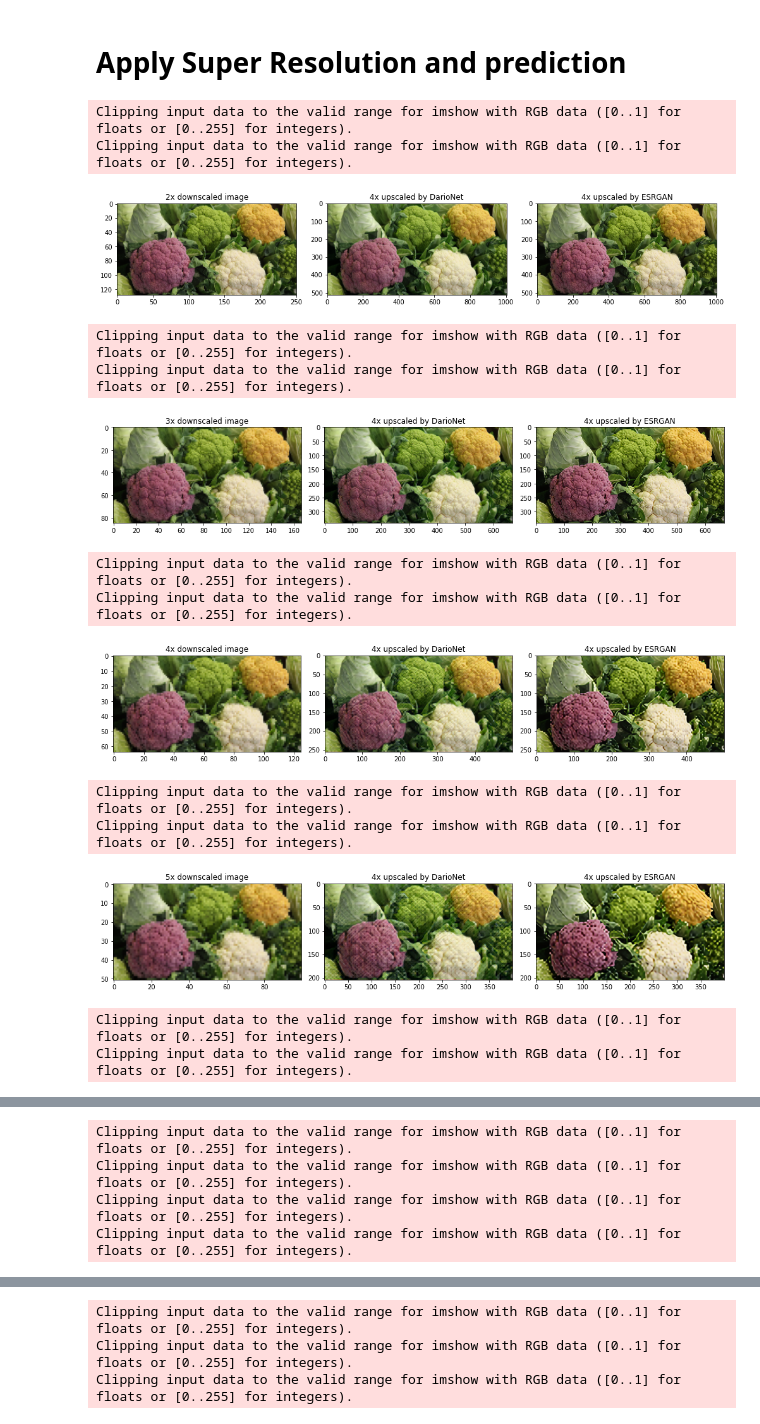
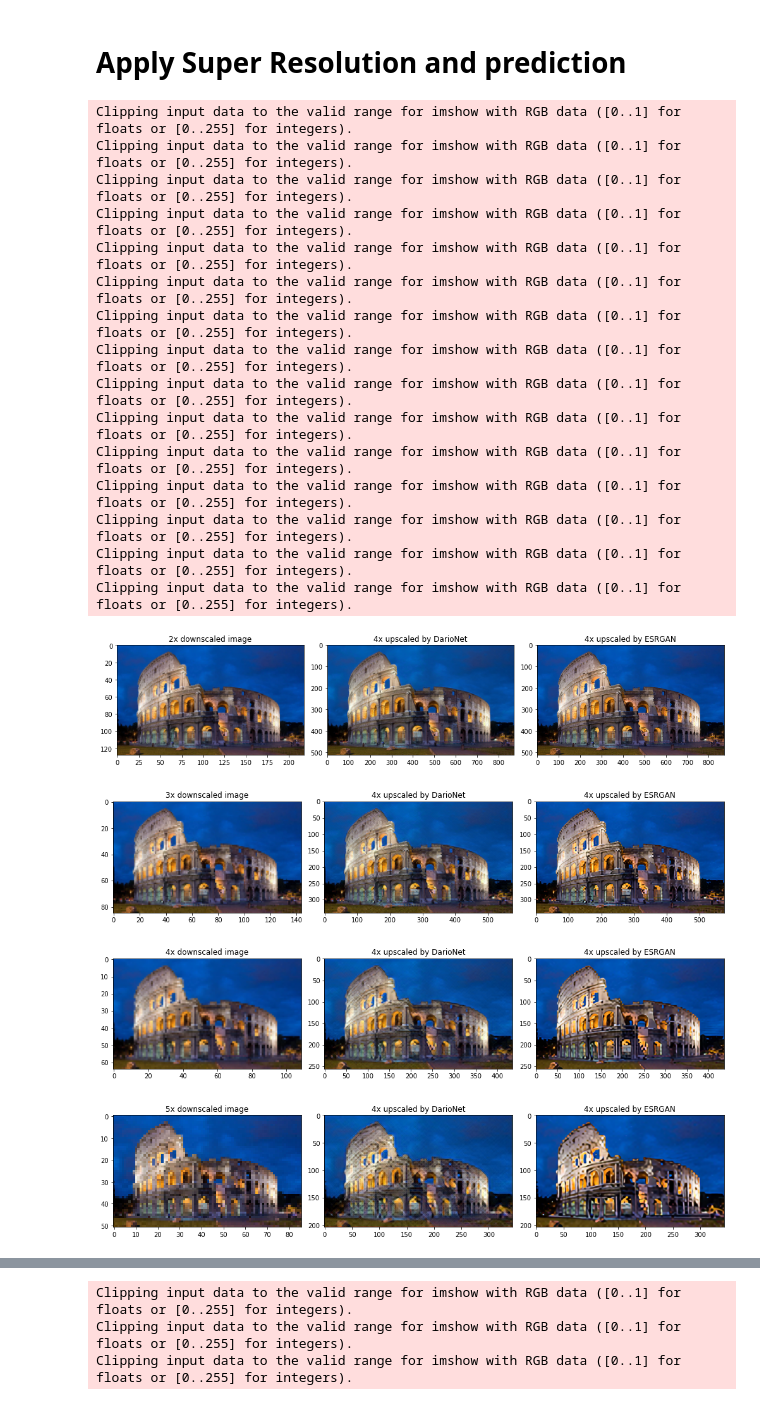
Before and after one commit to DarioRugg/Small-Images-Super-Resolution, a Jupyter notebook: try_darionet.ipynb, the cells around one changed output, grey strips where cells are left out. Saved outputs shown, nothing was run; the diff lists cells and outputs as text; code cells hidden in the pictures.

Commit message:
checkpoint model

```diff
--- a/try_darionet.ipynb
+++ b/try_darionet.ipynb
@@ -67,7 +47,7 @@ def plot_images_horizontally(imgs, titles, main_title=None):
 # %% [markdown]
 # Image upload
 # %%
-labels = read_json("labels.json")
+labels = read_json("assets/labels.json")
 pprint(labels)
 # %% [output]
 {'0': 'tench, Tinca tinca',
@@ -89,9 +69,9 @@ pprint(labels)
  '999': 'toilet tissue, toilet paper, bathroom tissue'}
 # %%
 # removes previous images
-for filename in [f for f in os.listdir() if isfile(f) and not re.match(r".*.(pt|json|py)", f)]:
-    os.remove(filename)
+# for filename in [f for f in os.listdir() if isfile(f) and not re.match(r".*.(pt|json|py)", f)]:
+#     os.remove(filename)
 # uploads a new image
-files.upload()
+# files.upload()
 
-img_path = [f for f in os.listdir() if isfile(f) and not re.match(r".*.(pt|json|py)", f)][0]
+img_path = '/home/simone/Desktop/Aml_Project/aml_project/assets/sample_images/colosseo.png'
@@ -123,8 +100,8 @@ classifier_transforms = transforms.Compose([transforms.ToPILImage(),
                                             transforms.ToTensor()
                                             ])
 # loads DarioNet
-darionet_pretrained_model_path = join(".", "DarioNet.pt")
-RRDB_path = join(".", "RRDB.pth")
+darionet_pretrained_model_path = 'assets/checkpoints/darionet_epoch_0.pt'
+RRDB_path = join("assets", "models", "RRDB_PSNR_x4.pth")
 
 # applies the super resolution
 darionet = torch.load(darionet_pretrained_model_path).to(device)
@@ -177,42 +154,47 @@ with torch.no_grad():
         scores_super_RRDB = torch.nn.functional.softmax(Classifier().eval()(img_super_RRDB_clas.unsqueeze(0)).squeeze(), dim=0).detach().cpu()
 
         label_original = labels[str(torch.argmax(scores_original, dim=0).item())].split(",")[0]
         label_reconstructed = labels[str(torch.argmax(scores_reconstructed, dim=0).item())].split(",")[0]
         label_reconstructed_RRDB = labels[str(torch.argmax(scores_reconstructed_RRDB, dim=0).item())].split(",")[0]
 
         label_downscaled = labels[str(torch.argmax(scores_downscaled, dim=0).item())].split(",")[0]
         label_downscaled_bilinear = labels[str(torch.argmax(scores_downscaled_bilinear, dim=0).item())].split(",")[0]
 
         label_super_resolution = labels[str(torch.argmax(scores_super_resolution, dim=0).item())].split(",")[0]
         label_super_RRDB = labels[str(torch.argmax(scores_super_RRDB, dim=0).item())].split(",")[0]
 
         plot_images_horizontally(imgs=[img_4x_downscaled_bilinear_upscale, img_4x_downscaled_super_resolution, img_4x_downscaled_super_RRDB,
                                        img, img_super_resolution, img_super_RRDB],
                                  titles=[
                                          f"4x downscaled then upscaled with \nbilinear interpolation, predicted as '{label_downscaled_bilinear}' with {np.round(scores_downscaled_bilinear.max().item() * 100, 2)}%",
 
                                          f"4x downscaled then 4x upscaled by \nDarioNet, predicted as '{label_reconstructed}' with {np.round(scores_reconstructed.max().item() * 100, 2)}%",
                                          f"4x downscaled then 4x upscaled by \nESRGAN, predicted as '{label_reconstructed_RRDB}' with {np.round(scores_reconstructed_RRDB.max().item() * 100, 2)}%",
 
                                          f"Original image, predicted as '{label_original}' with {np.round(scores_original.max().item() * 100, 2)}%",
 
                                          f"4x upscaled by DarioNet from the original, \npredicted as '{label_super_resolution}' with {np.round(scores_super_resolution.max().item() * 100, 2)}%",
                                          f"4x upscaled by ESRGAN from the original, \npredicted as '{label_super_RRDB}' with {np.round(scores_super_RRDB.max().item() * 100, 2)}%",
                                          ])
     except Exception as e:
             print(e)
 # %% [output]
 Clipping input data to the valid range for imshow with RGB data ([0..1] for floats or [0..255] for integers).
 Clipping input data to the valid range for imshow with RGB data ([0..1] for floats or [0..255] for integers).
+Clipping input data to the valid range for imshow with RGB data ([0..1] for floats or [0..255] for integers).
+Clipping input data to the valid range for imshow with RGB data ([0..1] for floats or [0..255] for integers).
+Clipping input data to the valid range for imshow with RGB data ([0..1] for floats or [0..255] for integers).
+Clipping input data to the valid range for imshow with RGB data ([0..1] for floats or [0..255] for integers).
+Clipping input data to the valid range for imshow with RGB data ([0..1] for floats or [0..255] for integers).
+Clipping input data to the valid range for imshow with RGB data ([0..1] for floats or [0..255] for integers).
+Clipping input data to the valid range for imshow with RGB data ([0..1] for floats or [0..255] for integers).
+Clipping input data to the valid range for imshow with RGB data ([0..1] for floats or [0..255] for integers).
+Clipping input data to the valid range for imshow with RGB data ([0..1] for floats or [0..255] for integers).
+Clipping input data to the valid range for imshow with RGB data ([0..1] for floats or [0..255] for integers).
+Clipping input data to the valid range for imshow with RGB data ([0..1] for floats or [0..255] for integers).
+Clipping input data to the valid range for imshow with RGB data ([0..1] for floats or [0..255] for integers).
+Clipping input data to the valid range for imshow with RGB data ([0..1] for floats or [0..255] for integers).
-[figure, old version]
+[figure, new version]
-Clipping input data to the valid range for imshow with RGB data ([0..1] for floats or [0..255] for integers).
-Clipping input data to the valid range for imshow with RGB data ([0..1] for floats or [0..255] for integers).
-[figure, old version]
+[figure, new version]
-Clipping input data to the valid range for imshow with RGB data ([0..1] for floats or [0..255] for integers).
-Clipping input data to the valid range for imshow with RGB data ([0..1] for floats or [0..255] for integers).
-[figure, old version]
+[figure, new version]
-Clipping input data to the valid range for imshow with RGB data ([0..1] for floats or [0..255] for integers).
-Clipping input data to the valid range for imshow with RGB data ([0..1] for floats or [0..255] for integers).
-[figure, old version]
+[figure, new version]
-Clipping input data to the valid range for imshow with RGB data ([0..1] for floats or [0..255] for integers).
-Clipping input data to the valid range for imshow with RGB data ([0..1] for floats or [0..255] for integers).
@@ -220,4 +201,0 @@ Clipping input data to the valid range for imshow with RGB data ([0..1] for floa
-Clipping input data to the valid range for imshow with RGB data ([0..1] for floats or [0..255] for integers).
-Clipping input data to the valid range for imshow with RGB data ([0..1] for floats or [0..255] for integers).
-Clipping input data to the valid range for imshow with RGB data ([0..1] for floats or [0..255] for integers).
-Clipping input data to the valid range for imshow with RGB data ([0..1] for floats or [0..255] for integers).
```
Also changed, not shown: parts of 4 cells of this notebook, 3 other files.
